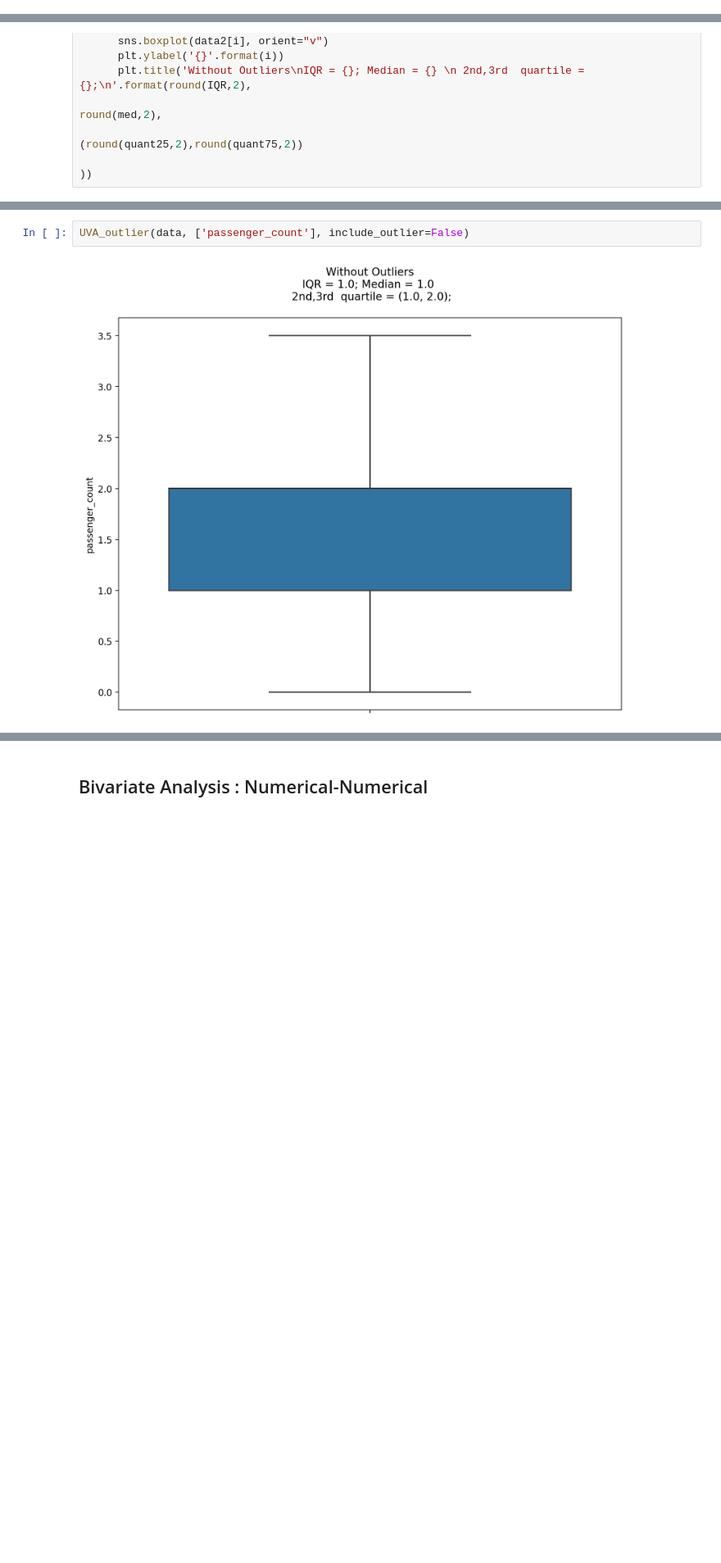
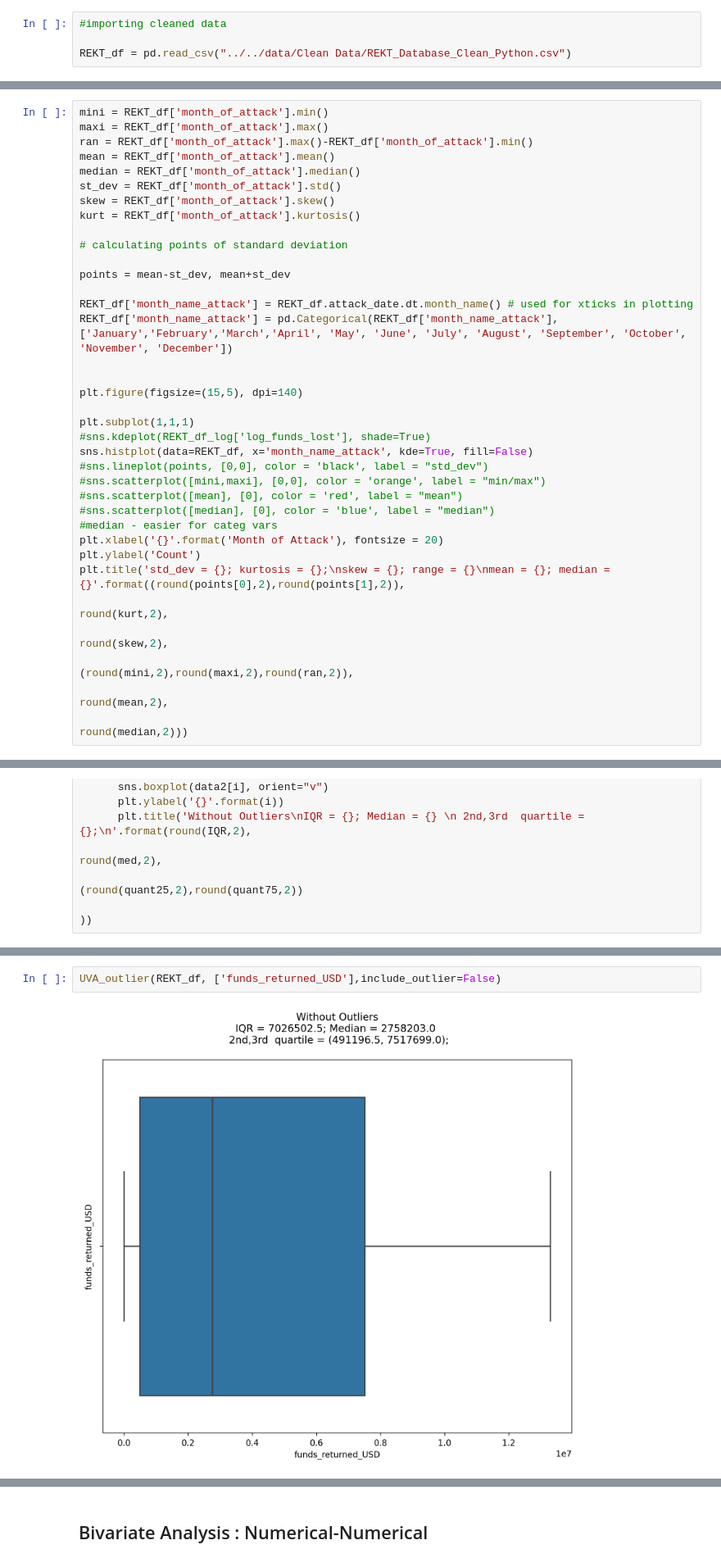
Before and after one commit to anly501/anly-501-project-TegveerG, a Jupyter notebook: codes/Exploring_Data/EDA_REKT_Record_Data.ipynb, the cells around one changed output, grey strips where cells are left out. Shown at 82% size. Cells and saved outputs as stored; diff of their text form; blank space fills up the shorter version.

Commit message:
GITHUB-UPLOAD:DATE-2022-09-27-TIME-11-07-29

```diff
--- a/codes/Exploring_Data/EDA_REKT_Record_Data.ipynb
+++ b/codes/Exploring_Data/EDA_REKT_Record_Data.ipynb
@@ -394,3 +16,7 @@ REKT_df.describe()
+# %%
+#importing cleaned data
+
+REKT_df = pd.read_csv("../../data/Clean Data/REKT_Database_Clean_Python.csv")
 # %% [markdown]
 ## Renaming Columns
 # %%
@@ -587,0 +301,36 @@ UVA_numeric(data,pickup_dropoff_time)
+# %%
+mini = REKT_df['month_of_attack'].min()
+maxi = REKT_df['month_of_attack'].max()
+ran = REKT_df['month_of_attack'].max()-REKT_df['month_of_attack'].min()
+mean = REKT_df['month_of_attack'].mean()
+median = REKT_df['month_of_attack'].median()
+st_dev = REKT_df['month_of_attack'].std()
+skew = REKT_df['month_of_attack'].skew()
+kurt = REKT_df['month_of_attack'].kurtosis()
+
+# calculating points of standard deviation
+
+points = mean-st_dev, mean+st_dev
+
+REKT_df['month_name_attack'] = REKT_df.attack_date.dt.month_name() # used for xticks in plotting
+REKT_df['month_name_attack'] = pd.Categorical(REKT_df['month_name_attack'], ['January','February','March','April', 'May', 'June', 'July', 'August', 'September', 'October', 'November', 'December'])
+
+
+plt.figure(figsize=(15,5), dpi=140)
+
+plt.subplot(1,1,1)
+#sns.kdeplot(REKT_df_log['log_funds_lost'], shade=True)
+sns.histplot(data=REKT_df, x='month_name_attack', kde=True, fill=False)
+#sns.lineplot(points, [0,0], color = 'black', label = "std_dev")
+#sns.scatterplot([mini,maxi], [0,0], color = 'orange', label = "min/max")
+#sns.scatterplot([mean], [0], color = 'red', label = "mean")
+#sns.scatterplot([median], [0], color = 'blue', label = "median")
+#median - easier for categ vars
+plt.xlabel('{}'.format('Month of Attack'), fontsize = 20)
+plt.ylabel('Count')
+plt.title('std_dev = {}; kurtosis = {};\nskew = {}; range = {}\nmean = {}; median = {}'.format((round(points[0],2),round(points[1],2)),
+                                                                                                round(kurt,2),
+                                                                                                round(skew,2),
+                                                                                                (round(mini,2),round(maxi,2),round(ran,2)),
+                                                                                                round(mean,2),
+                                                                                                round(median,2)))
@@ -782,4 +509,4 @@ True
 # %%
-UVA_outlier(data, ['passenger_count'], include_outlier=False)
+UVA_outlier(REKT_df, ['funds_returned_USD'],include_outlier=False)
 # %% [output]
-[figure, old version]
+[figure, new version]
```
Also changed, not shown: parts of 108 cells of this notebook, 14 other files.
